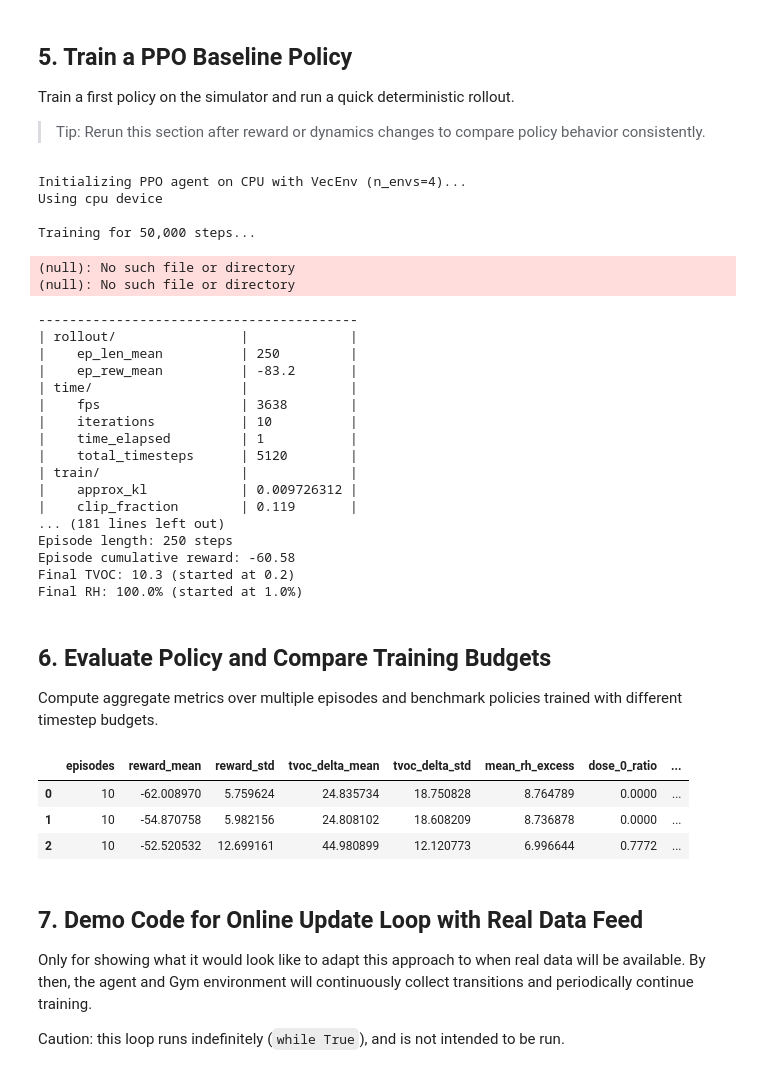
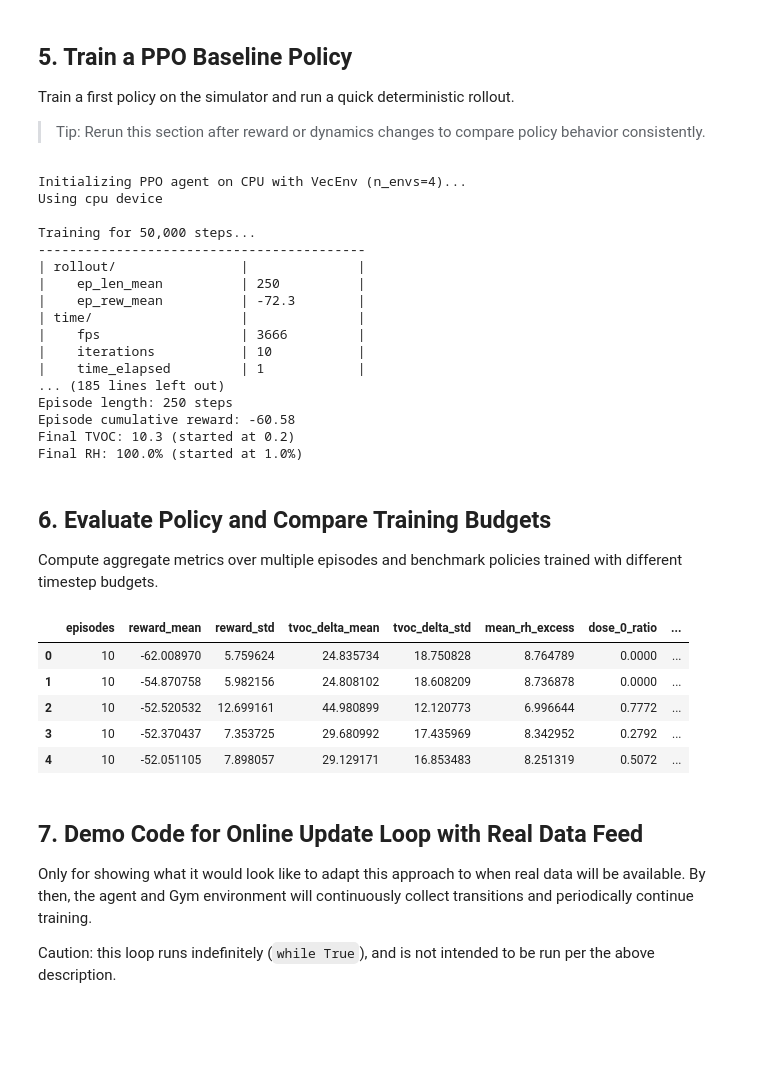
Before and after one commit to cdf144/iot-farm-deodorization, a Jupyter notebook: main.ipynb, the cells around one changed output. Drawn from its saved outputs; the diff is of its cells as text; code cells hidden in the pictures; blank space fills up the shorter version.

```diff
--- a/main.ipynb
+++ b/main.ipynb
@@ -435,26 +435,19 @@ class Pi1SimulatorConfig:
     # Tuned to approximate the previous 50% drop at 1000 dose
     k_react: float = 0.0005
 
-    # Psychrometric constants: effect of 1 mg/L spray on RH and Temp
-    k_humid: float = 0.05  # RH % increase per mg/L of spray
-    k_cool: float = 0.8  # Temp °C drop per mg/L of spray (evaporative cooling)
+    # Psychrometric nonlinearity controls
     rh_beta: float = (
         0.001  # Nonlinearity for humidification effect (saturation at higher doses)
     )
     temp_alpha: float = (
         0.001  # Nonlinearity for cooling effect (saturation at higher doses)
     )
-    # ------------------------------------------
-
-    # Environment Bounds
-    rh_min: float = 40.0
-    rh_max: float = 100.0
 
     # Noise scales
     tvoc_noise_sigma: float = 1.0
     rh_noise_sigma: float = 0.1
     co2_noise_sigma: float = 15.0
-    temp_noise_sigma: float = 0.2
+    # temp_noise_sigma: float = 0.2
 
     reward: RewardWeights = field(default_factory=RewardWeights)
 
@@ -557,7 +550,7 @@ class Pi1SpraySimulator:
         humid_eff = 1 - np.exp(-self.cfg.rh_beta * self.active_spray_conc)
 
         delta_rh = humid_eff * rh_capacity
-        rh_next = rh_base + delta_rh
+        rh_next = rh_base + delta_rh + self.rng.normal(0.0, self.cfg.rh_noise_sigma)
 
         # Temperature (Evaporative Cooling)
         wetbulb = wetbulb_stull(temp_base, rh_base)
@@ -566,8 +559,8 @@ class Pi1SpraySimulator:
 
         max_cooling = temp_base - wetbulb
 
-        delta_T = cooling_eff * max_cooling
-        temp_next = temp_base - delta_T
+        delta_temp = -cooling_eff * max_cooling
+        temp_next = temp_base + delta_temp
 
         temp_next = max(temp_next, wetbulb)
 
@@ -653,7 +646,7 @@ class Pi1SpraySimulator:
         )
 
         # Mild heat stress for most livestock begins around THI 72
-        safe_thi_threshold = max(72.0, baseline_thi)
+        safe_thi_threshold = max(73.0, baseline_thi)
         thi_excess = max(0.0, current_thi - safe_thi_threshold) / 5.0
         thi_term = -w.thi_scale * thi_excess
 
@@ -662,7 +655,7 @@ class Pi1SpraySimulator:
         rh_term = -w.rh_excess_scale * rh_excess
 
         # ---- 4) Cold stress penalty: normalized degrees below minimum ----
-        # Below 18°C can be detrimental depending on the livestock age/type.
+        # Below 18C can be detrimental depending on the livestock age/type.
         # We penalize linearly with a soft saturation to avoid extreme penalties for large overshoots.
         safe_temp_min = 18.0
         cold_excess = max(0.0, safe_temp_min - temp_next) / 2.0
@@ -968,7 +961,6 @@ from gymnasium import spaces
 class EnvConfig:
     reward: RewardWeights = field(default_factory=RewardWeights)
     max_steps: int = 250
-    delta_reward_scale: float = 0.4
     tvoc_norm_divisor: float = 500.0
     co2_norm_divisor: float = 2000.0
     temp_norm_divisor: float = 40.0
@@ -1014,9 +1006,7 @@ class Pi1SprayEnv(gym.Env):
         )
 
         self.state: np.ndarray = np.zeros(4, dtype=np.float32)
-        self.prev_state: np.ndarray = np.zeros(4, dtype=np.float32)
         self.t: int = 0
-        self.t_start: int = 0
         self.steps_taken: int = 0
 
     def reset(
@@ -1024,12 +1014,9 @@ class Pi1SprayEnv(gym.Env):
     ) -> tuple[np.ndarray, dict]:
         super().reset(seed=seed)
         _ = options
-        self.t_start = self.np_random.integers(
-            0, max(1, self.sim.T - self.cfg.max_steps)
-        )
-        self.t = self.t_start
-        self.state = self.sim.reset(t0=self.t_start).astype(np.float32)
-        self.prev_state = self.state.copy()
+        start_t = self.np_random.integers(0, max(1, self.sim.T - self.cfg.max_steps))
+        self.t = start_t
+        self.state = self.sim.reset(t0=start_t).astype(np.float32)
         self.steps_taken = 0
 
         obs = self._build_obs(self.state, d_tvoc_norm=0.0, d_rh_norm=0.0)
@@ -1058,7 +1045,6 @@ class Pi1SprayEnv(gym.Env):
             temp_baseline=current_real_temp,  # Same for temperature
         )
 
-        self.prev_state = state_prev
         self.state = next_state
         self.t += 1
         self.steps_taken += 1
@@ -1206,25 +1192,19 @@ Initializing PPO agent on CPU with VecEnv (n_envs=4)...
 Using cpu device
 
 Training for 50,000 steps...
+------------------------------------------
+| rollout/                |              |
+|    ep_len_mean          | 250          |
+|    ep_rew_mean          | -72.3        |
+| time/                   |              |
+|    fps                  | 3666         |
+|    iterations           | 10           |
+|    time_elapsed         | 1            |
+... (185 lines left out)
+Episode length: 250 steps
+Episode cumulative reward: -60.58
+Final TVOC: 10.3 (started at 0.2)
+Final RH: 100.0% (started at 1.0%)
-(null): No such file or directory
-(null): No such file or directory
------------------------------------------
-| rollout/                |             |
-|    ep_len_mean          | 250         |
-|    ep_rew_mean          | -83.2       |
-| time/                   |             |
-|    fps                  | 3638        |
-|    iterations           | 10          |
-|    time_elapsed         | 1           |
-|    total_timesteps      | 5120        |
-| train/                  |             |
-|    approx_kl            | 0.009726312 |
-|    clip_fraction        | 0.119       |
-... (181 lines left out)
-Episode length: 250 steps
-Episode cumulative reward: -60.58
-Final TVOC: 10.3 (started at 0.2)
-Final RH: 100.0% (started at 1.0%)
 # %% [markdown]
 ## 6. Evaluate Policy and Compare Training Budgets
 
@@ -1336,42 +1316,44 @@ def train_and_evaluate_budget(
     )
     metrics["timesteps"] = int(total_timesteps)
     return metrics
 
 
-# Example 1: Evaluate current model quality.
+# Eval 1: Evaluate current model quality (uncomment to run).
 # current_eval_df = evaluate_trained_model(
 #     model, sim, env_config=DEFAULT_ENV_CONFIG, n_episodes=20, max_steps=250, seed=123
 # )
 # current_eval_df
 
-# Example 2: Compare training budgets (uncomment to run).
-budgets = [50_000, 100_000, 200_000]
+# Eval 2: Compare training budgets (uncomment to run).
+budgets = [50_000, 100_000, 200_000, 300_000, 400_000]
 compare_df = pd.concat(
     [
         train_and_evaluate_budget(
             sim,
             env_config=DEFAULT_ENV_CONFIG,
             total_timesteps=b,
             n_envs=TRAIN_CONFIG.n_envs,
             n_steps=TRAIN_CONFIG.n_steps,
             eval_episodes=10,
         )
         for b in budgets
     ],
     ignore_index=True,
 )
 compare_df.sort_values("timesteps")
 # %% [output]
 |  | episodes | reward_mean | reward_std | tvoc_delta_mean | tvoc_delta_std | mean_rh_excess | dose_0_ratio | ... |
 | 0 | 10 | -62.008970 | 5.759624 | 24.835734 | 18.750828 | 8.764789 | 0.0000 | ... |
 | 1 | 10 | -54.870758 | 5.982156 | 24.808102 | 18.608209 | 8.736878 | 0.0000 | ... |
 | 2 | 10 | -52.520532 | 12.699161 | 44.980899 | 12.120773 | 6.996644 | 0.7772 | ... |
+| 3 | 10 | -52.370437 | 7.353725 | 29.680992 | 17.435969 | 8.342952 | 0.2792 | ... |
+| 4 | 10 | -52.051105 | 7.898057 | 29.129171 | 16.853483 | 8.251319 | 0.5072 | ... |
 # %% [markdown]
 ## 7. Demo Code for Online Update Loop with Real Data Feed
 
 Only for showing what it would look like to adapt this approach to when real data will be available. By then, the agent and Gym environment will continuously collect transitions and periodically continue training.
 
-Caution: this loop runs indefinitely (`while True`), and is not intended to be run.
+Caution: this loop runs indefinitely (`while True`), and is not intended to be run per the above description.
 # %%
 import time
 from collections import deque
```
Also changed, not shown: parts of 2 cells of this notebook.
